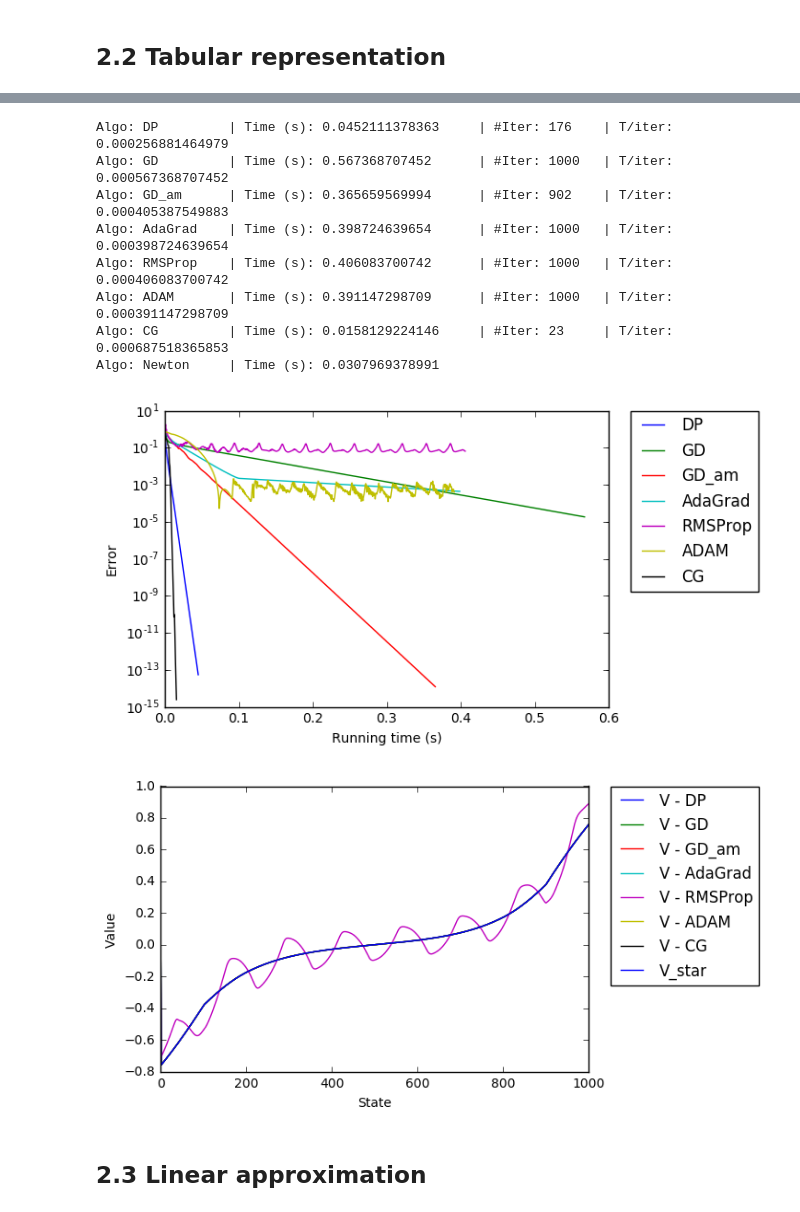
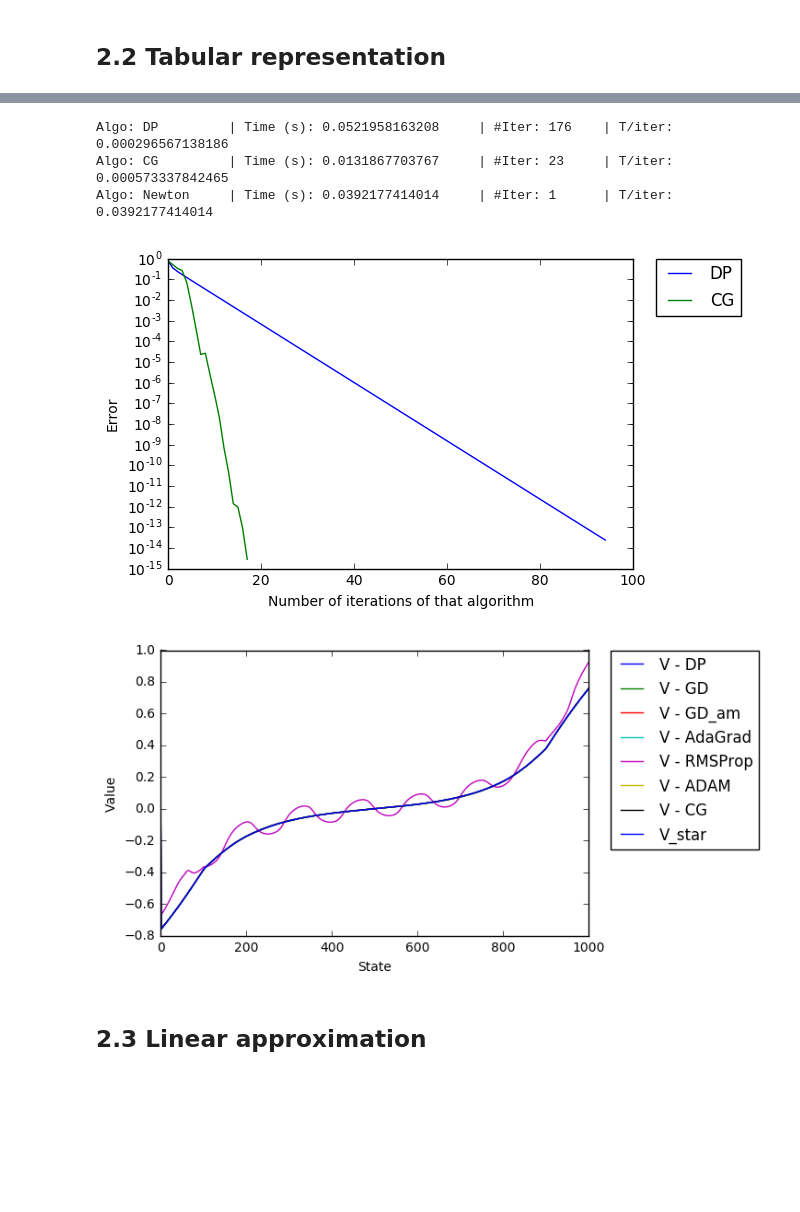
Before and after one commit to mtanneau/ReinforcementLearningClass, a Jupyter notebook: project/Presentation_Mar24_MTanneau.ipynb, the cells around one changed output, grey strips where cells are left out. Saved outputs shown, nothing was run; the diff lists cells and outputs as text; code cells hidden in the pictures; blank space fills up the shorter version.

```diff
--- a/project/Presentation_Mar24_MTanneau.ipynb
+++ b/project/Presentation_Mar24_MTanneau.ipynb
@@ -22,9 +22,11 @@ nStep=100
 nFeatures=100
 gamma=0.9
 
+P_pi,r_pi=Random_walk.compute_policy(nState,nStep)
+
 d_init=(1.0/nState)*np.ones(nState+1)
 d_init[0]=0.0
-problem=RandomWalk.Random_walk(nState,nStep,nFeatures,d_init,gamma)
+problem=Random_walk(gamma,nState,nState+1,P_pi,d_init)
 # %%
 nIter=25000
 
@@ -111,95 +113,89 @@ reload(RandomWalk)
 # %%
 nState=1000
-nStep=nState/10
-nFeatures=nState/10
+nStep=100
+nFeatures=100
 gamma=0.9
+
+P_pi,r_pi=Random_walk.compute_policy(nState,nStep)
 
 d_init=(1.0/nState)*np.ones(nState+1)
 d_init[0]=0.0
-problem=RandomWalk.Random_walk(nState,nStep,nFeatures,d_init,gamma)
+problem=Random_walk(gamma,nState,nState+1,P_pi,d_init)
 # %%
 #First, compute value function in the tabular case
-nIter=1000
+nIter=250
 history=True
 
-algos=['DP','GD','GD_am','AdaGrad','RMSProp','ADAM','CG']
+algos=['DP','CG']
 
 nAlgos=len(algos)
 t_algo=np.zeros(nAlgos)
 nIter_algo=np.zeros(nAlgos)
 
-v_init=np.zeros(problem.nState+1)
+v_init=None
 
 if(history):
-    v_history=np.zeros((nAlgos,nIter+1,problem.nState+1))
-    for algo in range(nAlgos):
-        n,t,v_hist=problem.compute_valueFunction_exact(
-            algos[algo],nIter,v_init=v_init,
-            verbose=True,history=history,preconditionner=False)
-        v_history[algo,:]=v_hist
-        t_algo[algo]=t
-        nIter_algo[algo]=n
+    v=np.zeros((nAlgos,nIter+1,problem.nState+1))
 else:
     v=np.zeros((nAlgos,problem.nState+1))
-    for algo in range(nAlgos):
-        n,t,v_res=problem.compute_valueFunction_exact(algos[algo],
-                                                              nIter,verbose=True,history=history,preconditionner=False)
-        v[algo,:]=v_res
-        t_algo[algo]=t
-        nIter_algo[algo]=n
+
+for algo in range(nAlgos):
+    n,t,v_res=algos_QP.compute_valueFunction(
+        P_pi,r_pi,gamma,
+        algos[algo],nIter,x_init_=v_init,
+        verbose=True,history=history,preconditionner=False)
+
+    v[algo,:]=v_res
+    t_algo[algo]=t
+    nIter_algo[algo]=n
 
 
 #To compute the errors, we need to know the true value of v_TD
 #Any method can be used, here we just take the value returned by CG
-start=time.clock()
-v_TD = np.linalg.inv(problem.A_exact).dot(problem.b_exact)
-problem.v_pi=v_TD
-print 'Algo: Newton \t | Time (s):', time.clock()-start
+n,t,v_TD = algos_QP.compute_valueFunction(
+        P_pi,r_pi,gamma,
+        algo='Newton',nIter_max=nIter,verbose=True,history=False)
+
 print '\n\n'
 
 #Now, compute errors
 if(history):
-    err_history=np.zeros((nAlgos,nIter+1))
+    err=np.zeros((nAlgos,nIter+1))
     for algo in range(nAlgos):
-        err_history[algo,:]=np.max(np.abs(v_history[algo,:]-v_TD),1)
+        err[algo,:]=np.max(np.abs(v[algo,:]-v_TD),1)
 
 else:
     for algo in range(nAlgos):
         print 'Algo:',algos[algo], '\t | final error:', np.max(np.abs(v[algo]-v_TD))
 # %% [output]
-Algo: DP         | Time (s): 0.0452111378363     | #Iter: 176    | T/iter: 0.000256881464979
-Algo: GD         | Time (s): 0.567368707452      | #Iter: 1000   | T/iter: 0.000567368707452
-Algo: GD_am      | Time (s): 0.365659569994      | #Iter: 902    | T/iter: 0.000405387549883
-Algo: AdaGrad    | Time (s): 0.398724639654      | #Iter: 1000   | T/iter: 0.000398724639654
-Algo: RMSProp    | Time (s): 0.406083700742      | #Iter: 1000   | T/iter: 0.000406083700742
-Algo: ADAM       | Time (s): 0.391147298709      | #Iter: 1000   | T/iter: 0.000391147298709
-Algo: CG         | Time (s): 0.0158129224146     | #Iter: 23     | T/iter: 0.000687518365853
-Algo: Newton     | Time (s): 0.0307969378991
+Algo: DP         | Time (s): 0.0521958163208     | #Iter: 176    | T/iter: 0.000296567138186
+Algo: CG         | Time (s): 0.0131867703767     | #Iter: 23     | T/iter: 0.000573337842465
+Algo: Newton     | Time (s): 0.0392177414014     | #Iter: 1      | T/iter: 0.0392177414014
 # %%
 #plot the learning curves
-plot_time=True
+plot_time=False
 
 for algo in range(nAlgos):
     if(plot_time):
 
-        plt.semilogy((t_algo[algo]/nIter_algo[algo])*np.arange(nIter_algo[algo]+1),err_history[algo,range(int(nIter_algo[algo]+1))],label=algos[algo])
+        plt.semilogy((t_algo[algo]/nIter_algo[algo])*np.arange(nIter_algo[algo]+1),err[algo,range(int(nIter_algo[algo]+1))],label=algos[algo])
         plt.xlabel('Running time (s)')
     else:
-        plt.semilogy(np.arange(nIter_algo[algo]+1),err_history[algo,range(int(nIter_algo[algo]+1))],label=algos[algo])
+        plt.semilogy(np.arange(nIter_algo[algo]+1),err[algo,range(int(nIter_algo[algo]+1))],label=algos[algo])
         plt.xlabel('Number of iterations of that algorithm')
 
 plt.ylabel('Error')
 plt.legend(bbox_to_anchor=(1.05, 1), loc=2, borderaxespad=0.)
 
 #plt.savefig('C:\Users\Mathieu\Dropbox\PolyMTL\Cours\COMP762 - Reinforcement Learning\Project\Presentation\images\DP_QP.png', bbox_inches='tight')
 plt.show()
 # %% [output]
-[figure, old version]
+[figure, new version]
 # %%
 #plot the learned value functions
 #plot the learning curves
 for algo in range(nAlgos):
-    plt.plot(v_history[algo,nIter,:],label='V - '+algos[algo])
+    plt.plot(v[algo,nIter,:],label='V - '+algos[algo])
 
 
 plt.plot(v_TD,label='V_star')
@@ -208,7 +204,7 @@ plt.ylabel('Value')
 plt.legend(bbox_to_anchor=(1.05, 1), loc=2, borderaxespad=0.)
 plt.show()
 # %% [output]
-[figure, old version]
+[figure, new version]
 # %% [markdown]
 ## 2.3 Linear approximation
 # %%
```
Also changed, not shown: parts of 3 cells of this notebook, 2 other files.
